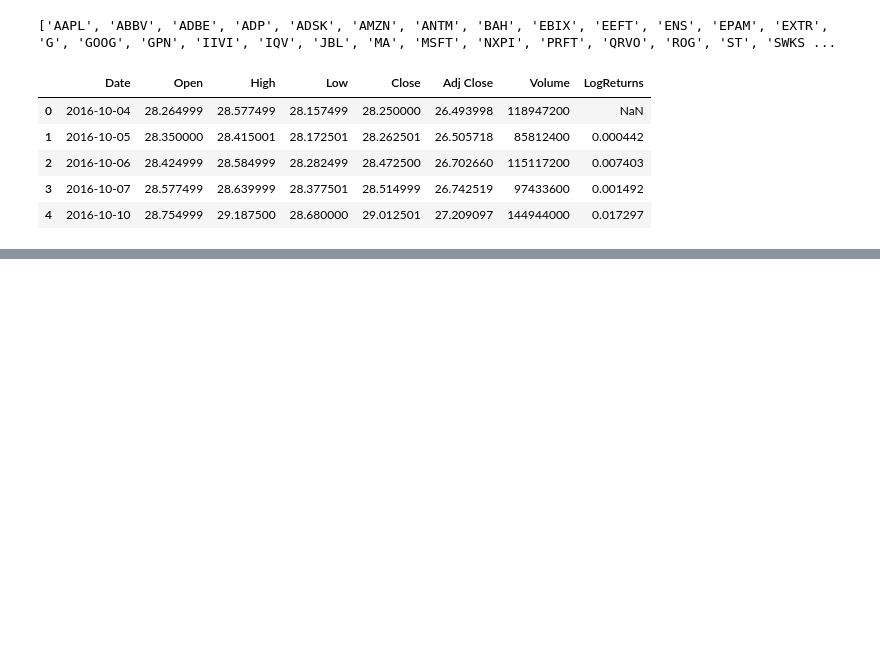
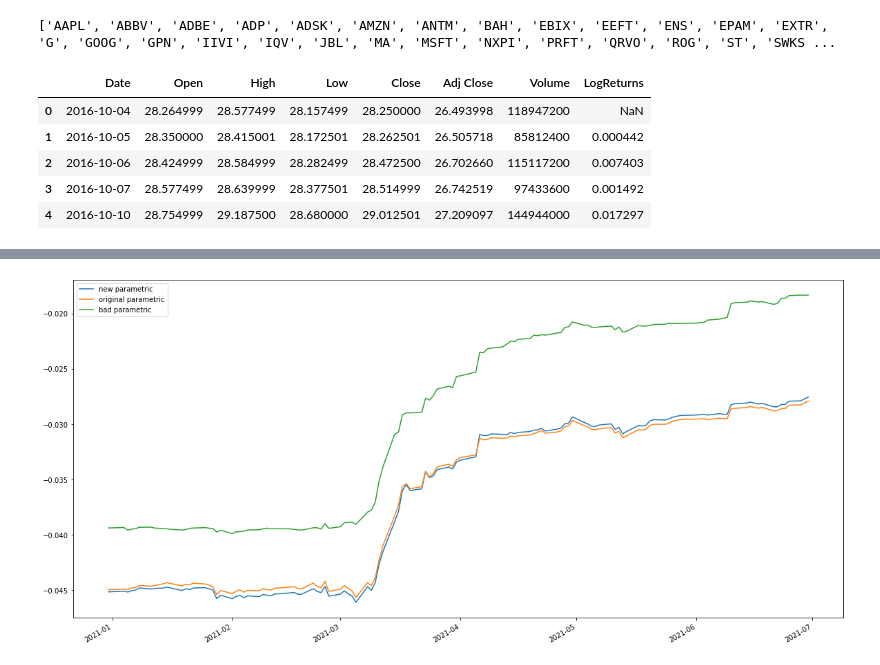
Before and after one commit to coldsonata/bt4016-project, a Jupyter notebook: midterm_code.ipynb, the cells around one changed output, grey strips where cells are left out. Saved outputs shown, nothing was run; the diff lists cells and outputs as text; code cells hidden in the pictures; blank space fills up the shorter version.

```diff
--- a/midterm_code.ipynb
+++ b/midterm_code.ipynb
@@ -828,0 +905,4 @@ bad_fund_simple_returns.head()
+# %%
+_=var_table.loc[:,["new parametric","original parametric","bad parametric"]].plot(figsize=(20,10))
+# %% [output]
+[figure, added]
```
Also changed, not shown: parts of 43 cells of this notebook, 1 other file.
